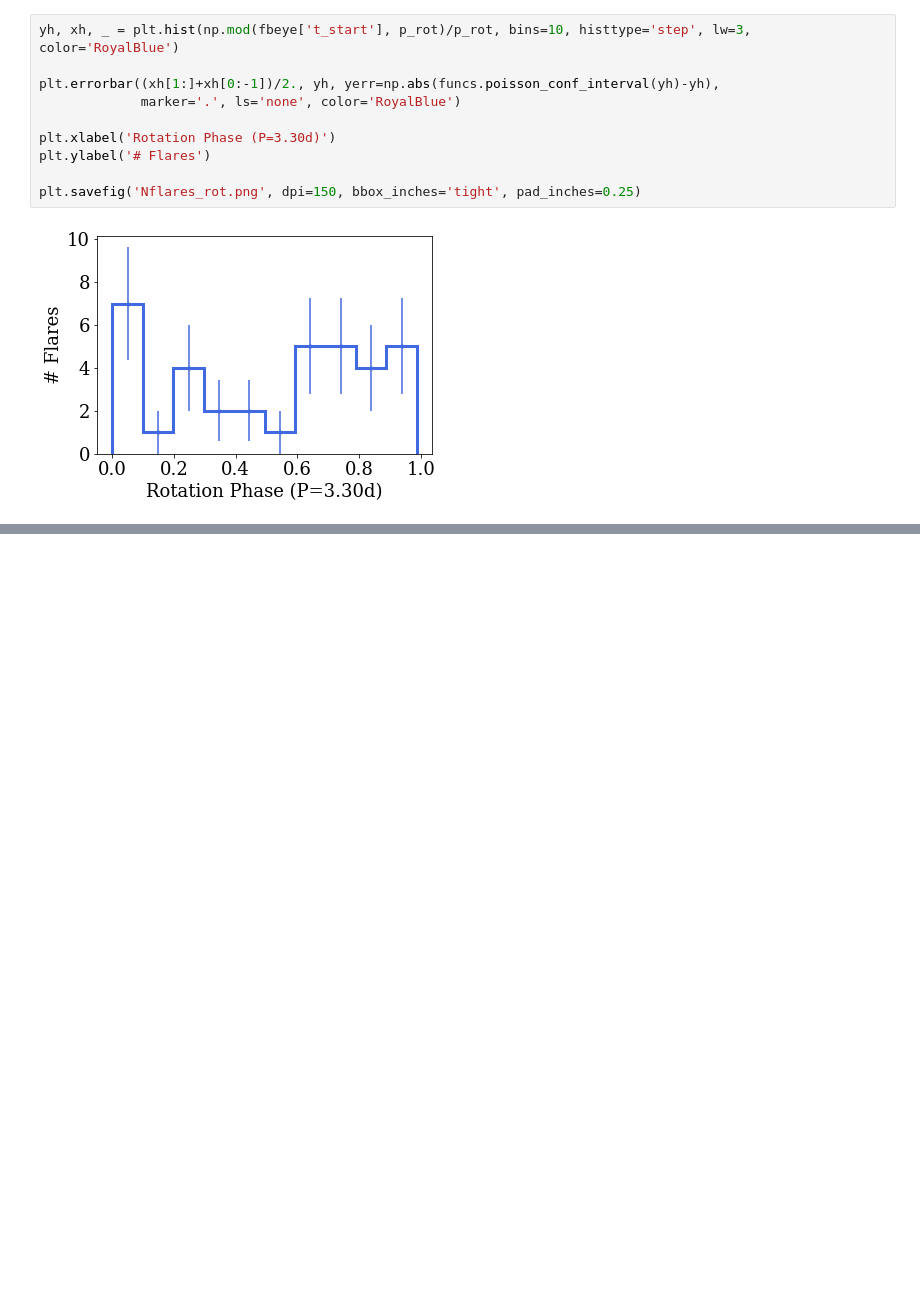
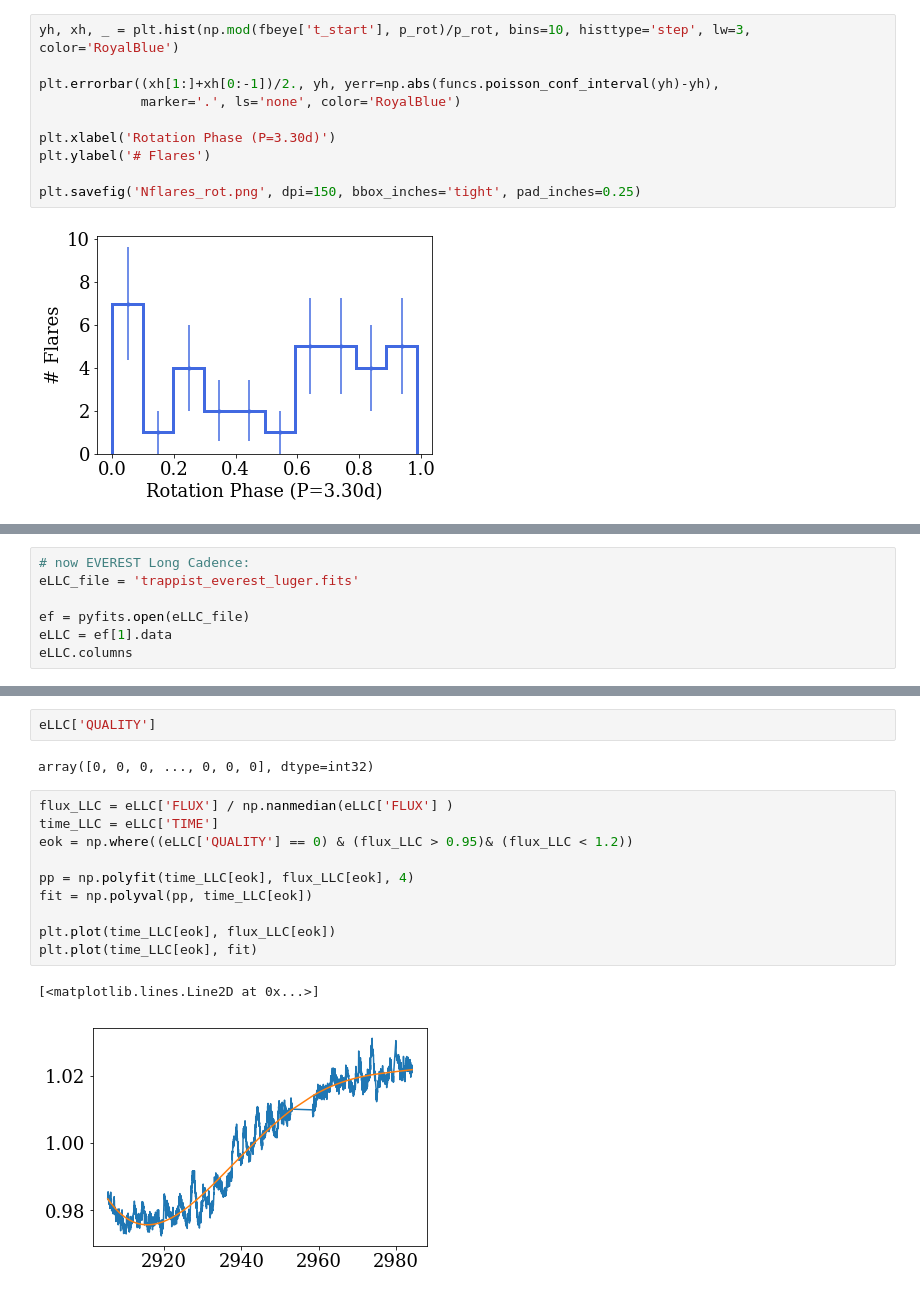
Before and after one commit to jradavenport/trappist-flares, a Jupyter notebook: explore.ipynb, the cells around one changed output, grey strips where cells are left out. Drawn from its saved outputs; the diff is of its cells as text; blank space fills up the shorter version.

```diff
--- a/explore.ipynb
+++ b/explore.ipynb
@@ -420,0 +450,7 @@ ffd_x.shape
+# %%
+# now EVEREST Long Cadence:
+eLLC_file = 'trappist_everest_luger.fits'
+
+ef = pyfits.open(eLLC_file)
+eLLC = ef[1].data
+eLLC.columns
@@ -420,0 +467,17 @@ ffd_x.shape
+# %%
+eLLC['QUALITY']
+# %% [output]
+array([0, 0, 0, ..., 0, 0, 0], dtype=int32)
+# %%
+flux_LLC = eLLC['FLUX'] / np.nanmedian(eLLC['FLUX'] )
+time_LLC = eLLC['TIME']
+eok = np.where((eLLC['QUALITY'] == 0) & (flux_LLC > 0.95)& (flux_LLC < 1.2))
+
+pp = np.polyfit(time_LLC[eok], flux_LLC[eok], 4)
+fit = np.polyval(pp, time_LLC[eok])
+
+plt.plot(time_LLC[eok], flux_LLC[eok])
+plt.plot(time_LLC[eok], fit)
+# %% [output]
+[<matplotlib.lines.Line2D at 0x...>]
+[figure, added]
```
Also changed, not shown: parts of 14 cells of this notebook.
